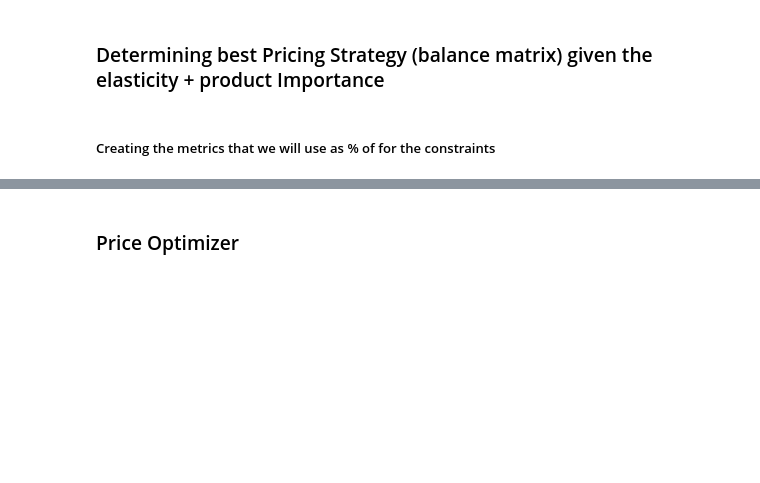
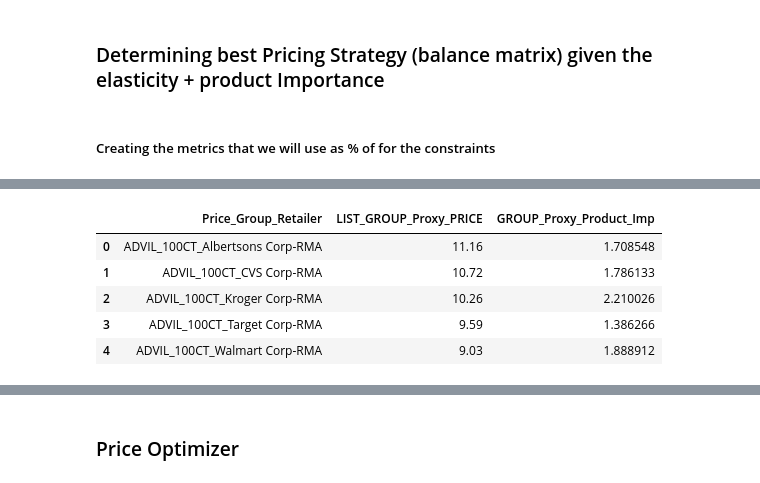
Before and after one commit to Felipe-de-Souza/case_study, a Jupyter notebook: PriceOptimization.ipynb, the cells around one changed output, grey strips where cells are left out. Drawn from its saved outputs; the diff is of its cells as text; code cells hidden in the pictures; blank space fills up the shorter version.

```diff
--- a/PriceOptimization.ipynb
+++ b/PriceOptimization.ipynb
@@ -132,7 +148,8 @@ df_temp['Product_Imp_Score'] = \
 df_temp[['Units', 'Margin_Retailer', 'Margin_Manufact']]\
                                         .apply(lambda x: Product_Score(*x), axis=1)
 
-df_temp['Product_Imp_Score2'] = df_temp['Units']+df_temp['Margin_Manufact']+df_temp['Margin_Retailer']
+
+df_temp['List_Product_Imp_Score2'] = 3 - (df_temp['Units']+df_temp['Margin_Manufact']+df_temp['Margin_Retailer'])
 # %%
 df_temp.query("CATEGORY == 'ANALGESICS'").sort_values(by='Product_Imp_Score', ascending=False).head(5)
 # %% [output]
@@ -153,9 +170,10 @@ plt.show()
 ### Determining best Pricing Strategy (balance matrix) given the elasticity + product Importance
 # %%
 #Elasticity Cut-Off per Category
-
+global Elasticity_Cutoff
+global Product_Imp_Score_Cutoff
 Elasticity_Cutoff = df_temp['OWN_PRICE_ELASTICITY'].quantile(0.5)
-Product_Imp_Score_Cutoff = 1.2
+Product_Imp_Score_Cutoff = 1.9
 def BalanceMatrix(Importance, Elasticity):
 
     if Importance > Product_Imp_Score_Cutoff and Elasticity < Elasticity_Cutoff:
@@ -171,12 +189,7 @@ def BalanceMatrix(Importance, Elasticity):
 
     return PP_Reco_EN
 
-df_temp['Price_Strategy'] = df_temp[['Product_Imp_Score2','OWN_PRICE_ELASTICITY']]\
+df_temp['Price_Strategy'] = df_temp[['List_Product_Imp_Score2','OWN_PRICE_ELASTICITY']]\
                                     .apply(lambda x: BalanceMatrix(*x), axis=1)
 # %% [markdown]
 ##### Creating the metrics that we will use as % of for the constraints
-# %%
-df_temp['ActualManufactMargin'] = (df_temp['L52W_LIST_PRICE']-df_temp['COGS'])*df_temp['L52W_VOLUME']
-df_temp['ActualManufactSales'] = (df_temp['L52W_LIST_PRICE'])*df_temp['L52W_VOLUME']
-df_temp['RetailSales'] = (df_temp['L52W_BASE_PRICE'])*df_temp['L52W_VOLUME']
-df_temp['ActualRetailtMargin'] = (df_temp['L52W_BASE_PRICE']-df_temp['L52W_LIST_PRICE'])*df_temp['L52W_VOLUME']
@@ -182,0 +210,18 @@ df_temp['ActualRetailtMargin'] = (df_temp['L52W_BASE_PRICE']-df_temp['L52W_LIST_
+# %%
+Price_Group_Retailer = df_temp.pivot_table(
+    index=["Price_Group_Retailer"],
+    values=['L52W_LIST_PRICE','List_Product_Imp_Score2'],
+    aggfunc={
+        "L52W_LIST_PRICE": np.mean,'List_Product_Imp_Score2': np.mean
+    },
+    margins=False,
+).reset_index(drop=False).rename(columns={'L52W_LIST_PRICE': 'LIST_GROUP_Proxy_PRICE',\
+                                          'List_Product_Imp_Score2': 'GROUP_Proxy_Product_Imp'})
+Price_Group_Retailer.head()
+# %% [output]
+|  | Price_Group_Retailer | LIST_GROUP_Proxy_PRICE | GROUP_Proxy_Product_Imp |
+| 0 | ADVIL_100CT_Albertsons Corp-RMA | 11.16 | 1.708548 |
+| 1 | ADVIL_100CT_CVS Corp-RMA | 10.72 | 1.786133 |
+| 2 | ADVIL_100CT_Kroger Corp-RMA | 10.26 | 2.210026 |
+| 3 | ADVIL_100CT_Target Corp-RMA | 9.59 | 1.386266 |
+| 4 | ADVIL_100CT_Walmart Corp-RMA | 9.03 | 1.888912 |
```
Also changed, not shown: parts of 17 cells of this notebook, 5 other files.
